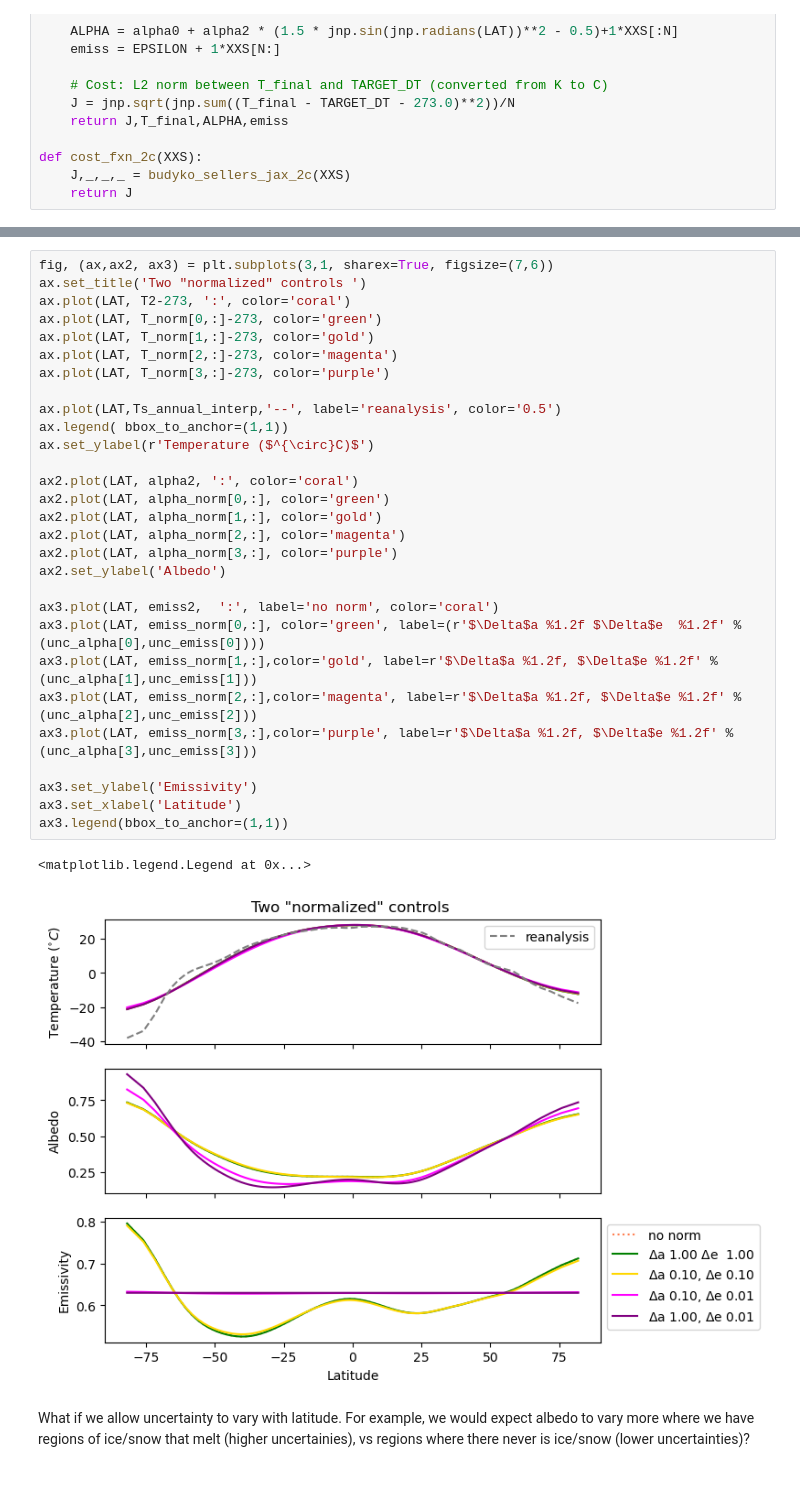
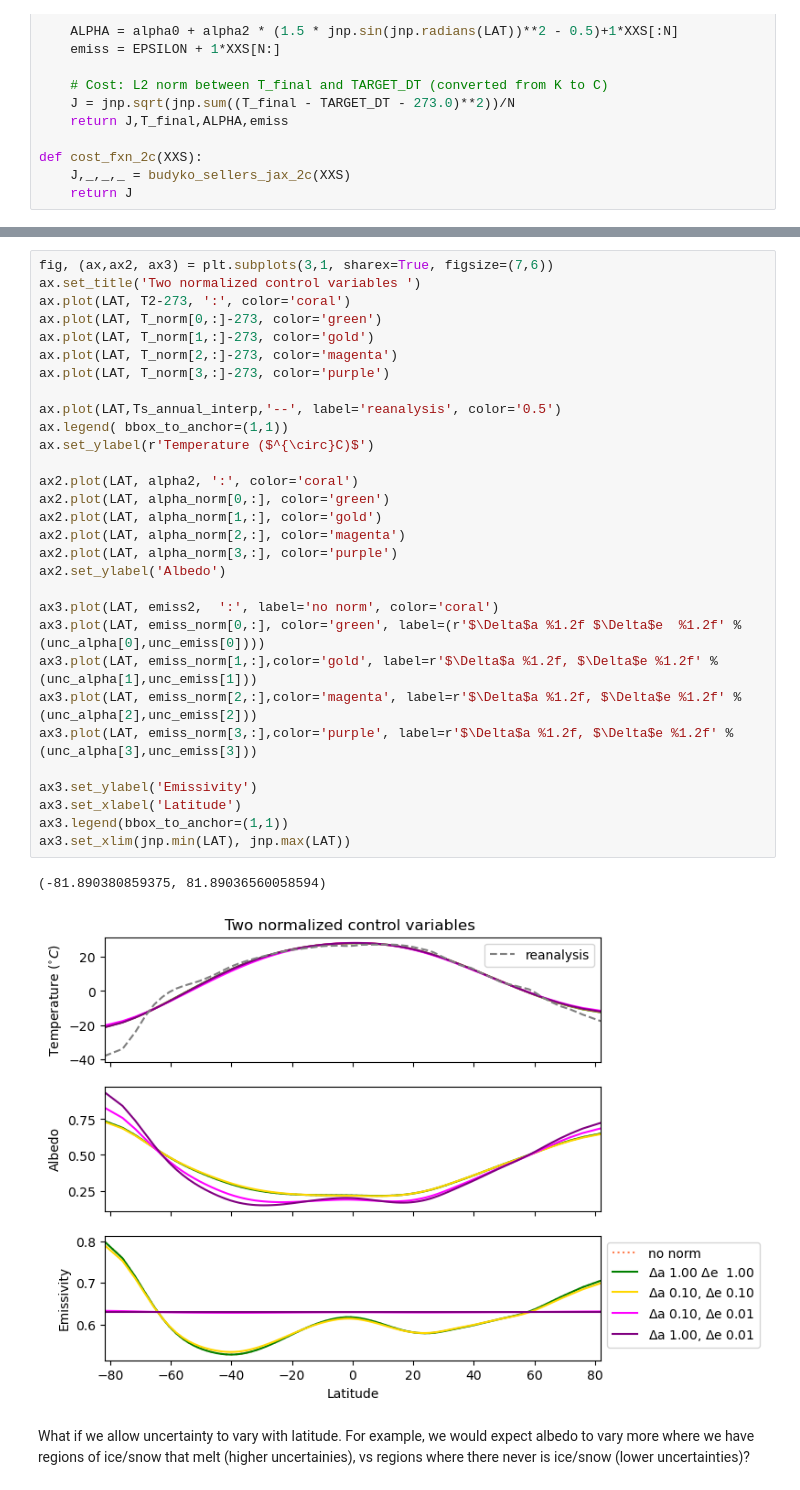
Before and after one commit to ECCO-Summer-School/ESS25-Team_FLOW, a Jupyter notebook: notebooks/budyko_sellers_controls.ipynb, the cells around one changed output, grey strips where cells are left out. Drawn from its saved outputs; the diff is of its cells as text.

```diff
--- a/notebooks/budyko_sellers_controls.ipynb
+++ b/notebooks/budyko_sellers_controls.ipynb
@@ -365,35 +376,36 @@ Step 007: J = 0.297672, ||grad|| = 1.13e-01
 # %%
 fig, (ax,ax2, ax3) = plt.subplots(3,1, sharex=True, figsize=(7,6))
-ax.set_title('Two "normalized" controls ')
+ax.set_title('Two normalized control variables ')
 ax.plot(LAT, T2-273, ':', color='coral')
 ax.plot(LAT, T_norm[0,:]-273, color='green')
 ax.plot(LAT, T_norm[1,:]-273, color='gold')
 ax.plot(LAT, T_norm[2,:]-273, color='magenta')
 ax.plot(LAT, T_norm[3,:]-273, color='purple')
 
 ax.plot(LAT,Ts_annual_interp,'--', label='reanalysis', color='0.5')
 ax.legend( bbox_to_anchor=(1,1))
 ax.set_ylabel(r'Temperature ($^{\circ}C)$')
 
 ax2.plot(LAT, alpha2, ':', color='coral')
 ax2.plot(LAT, alpha_norm[0,:], color='green')
 ax2.plot(LAT, alpha_norm[1,:], color='gold')
 ax2.plot(LAT, alpha_norm[2,:], color='magenta')
 ax2.plot(LAT, alpha_norm[3,:], color='purple')
 ax2.set_ylabel('Albedo')
 
 ax3.plot(LAT, emiss2,  ':', label='no norm', color='coral')
 ax3.plot(LAT, emiss_norm[0,:], color='green', label=(r'$\Delta$a %1.2f $\Delta$e  %1.2f' %(unc_alpha[0],unc_emiss[0])))
 ax3.plot(LAT, emiss_norm[1,:],color='gold', label=r'$\Delta$a %1.2f, $\Delta$e %1.2f' %(unc_alpha[1],unc_emiss[1]))
 ax3.plot(LAT, emiss_norm[2,:],color='magenta', label=r'$\Delta$a %1.2f, $\Delta$e %1.2f' %(unc_alpha[2],unc_emiss[2]))
 ax3.plot(LAT, emiss_norm[3,:],color='purple', label=r'$\Delta$a %1.2f, $\Delta$e %1.2f' %(unc_alpha[3],unc_emiss[3]))
 
 ax3.set_ylabel('Emissivity')
 ax3.set_xlabel('Latitude')
 ax3.legend(bbox_to_anchor=(1,1))
+ax3.set_xlim(jnp.min(LAT), jnp.max(LAT))
 # %% [output]
-<matplotlib.legend.Legend at 0x...>
+(-81.890380859375, 81.89036560058594)
-[figure, old version]
+[figure, new version]
 # %% [markdown]
 What if we allow uncertainty to vary with latitude. For example, we would expect albedo to vary more where we have regions of ice/snow that melt (higher uncertainies), vs regions where there never is ice/snow (lower uncertainties)?
 # %%
```
Also changed, not shown: parts of 13 cells of this notebook.
